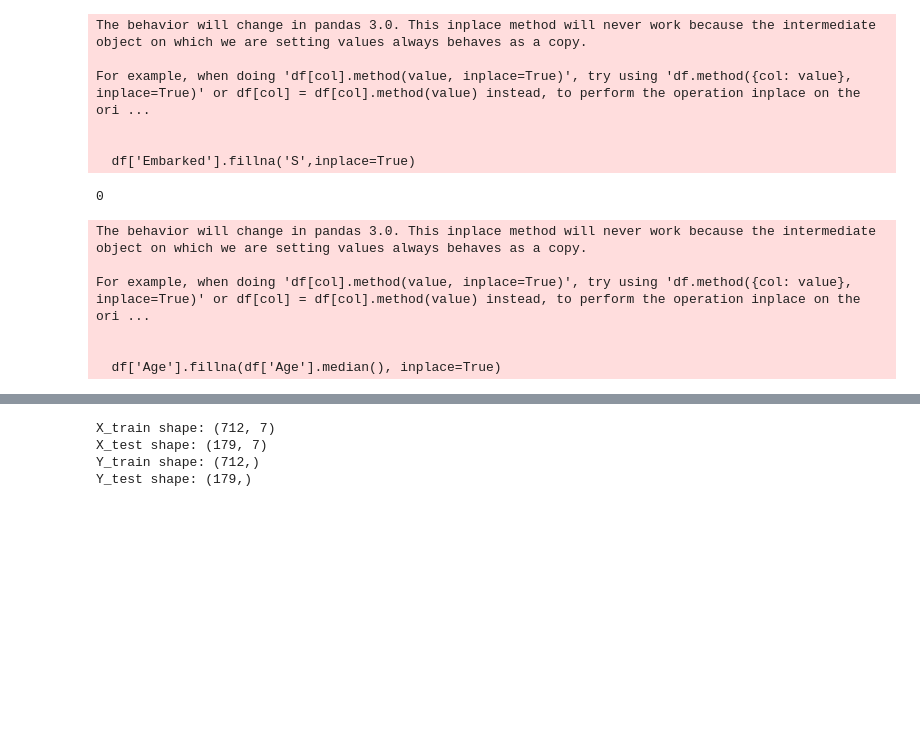
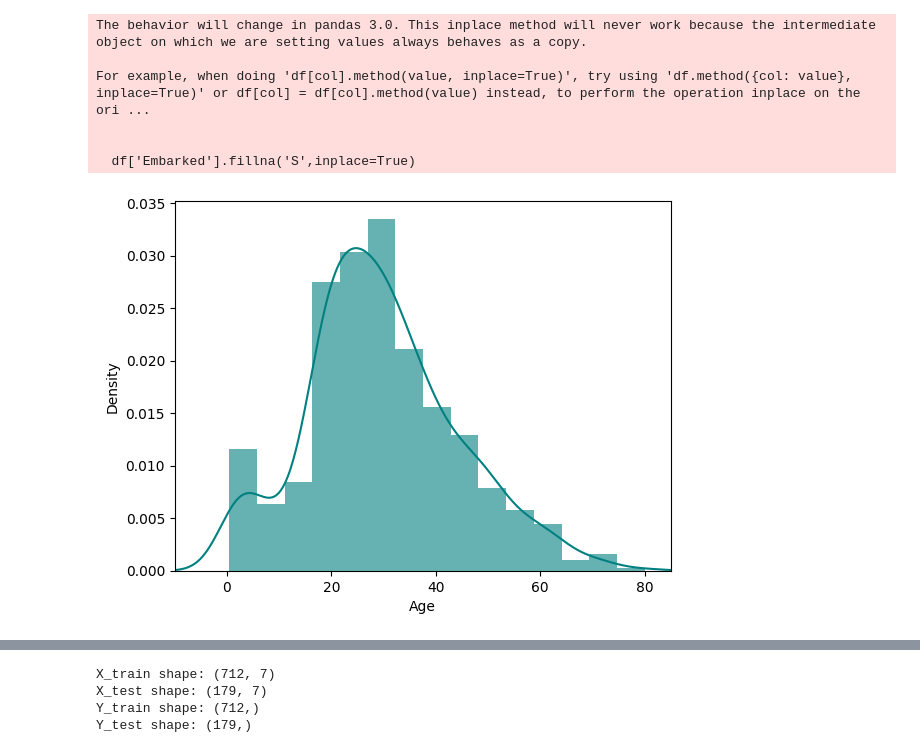
Before and after one commit to abhinav-caped/Mrm-taskphase, a Jupyter notebook: titanic.ipynb, the cells around one changed output, grey strips where cells are left out. Cells and saved outputs as stored; diff of their text form; code cells hidden in the pictures; blank space fills up the shorter version.

```diff
--- a/titanic.ipynb
+++ b/titanic.ipynb
@@ -79,18 +94,17 @@ For example, when doing 'df[col].method(value, inplace=True)', try using 'df.met
 
 
   df['Embarked'].fillna('S',inplace=True)
+# %%
+ax = df["Age"].hist(bins=15, density=True, stacked=True, color='teal', alpha=0.6)
+df["Age"].plot(kind='density', color='teal')
+ax.set(xlabel='Age')
+plt.xlim(-10,85)
+plt.show()
+# %% [output]
+[figure, added]
 # %%
-# Fill the null values in the 'Age' column with the median age
+# Fill the null values in the 'Age' column with the median age as age is right skewed so median is a better choice
 df['Age'].fillna(df['Age'].median(), inplace=True)
-print(df['Age'].isnull().sum())  # Verify that there are no null values left in the 'Age' column
-# %% [output]
-0
-The behavior will change in pandas 3.0. This inplace method will never work because the intermediate object on which we are setting values always behaves as a copy.
-
-For example, when doing 'df[col].method(value, inplace=True)', try using 'df.method({col: value}, inplace=True)' or df[col] = df[col].method(value) instead, to perform the operation inplace on the ori ...
-
-
-  df['Age'].fillna(df['Age'].median(), inplace=True)
 # %%
 df.info()
 #no null vlaues now
```
Also changed, not shown: parts of 19 cells of this notebook.
